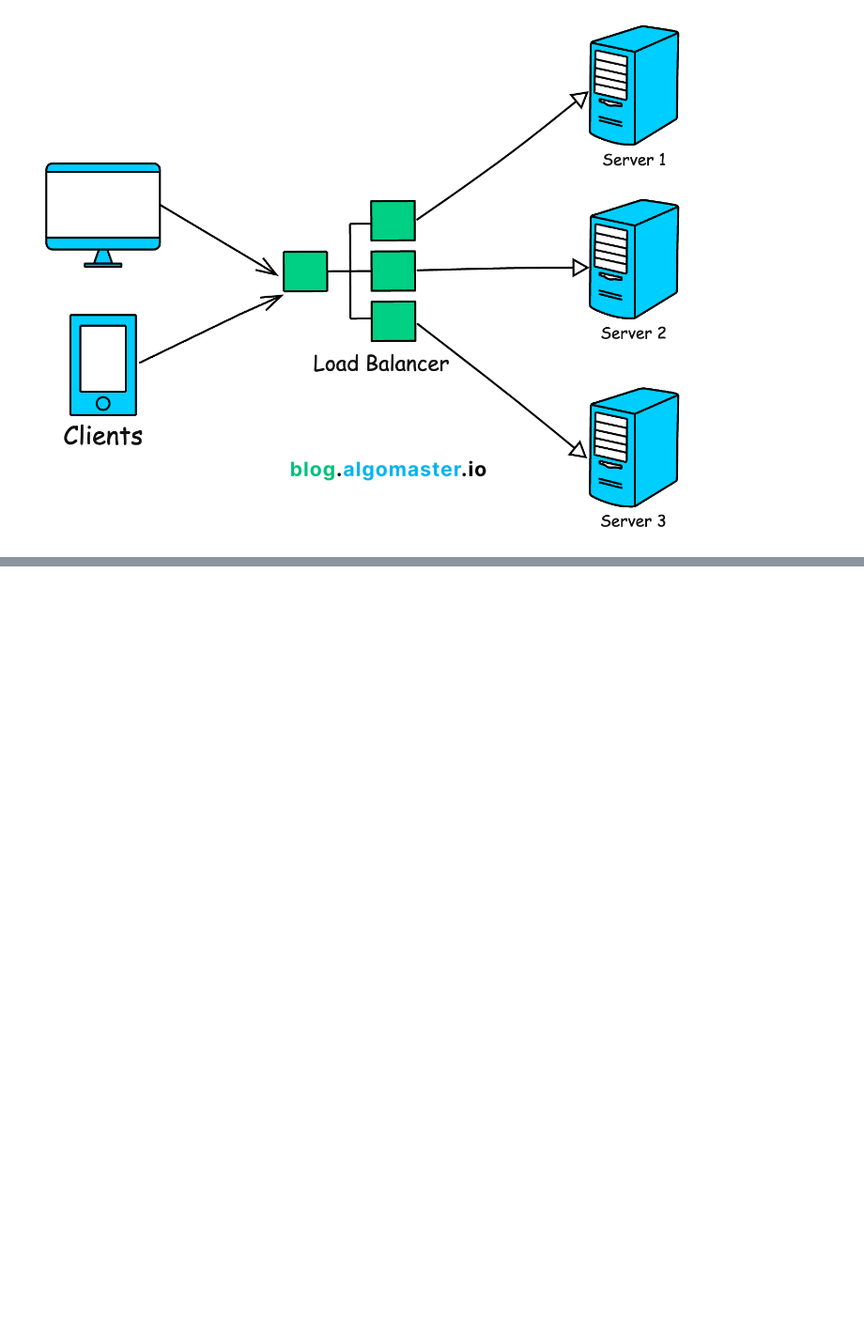
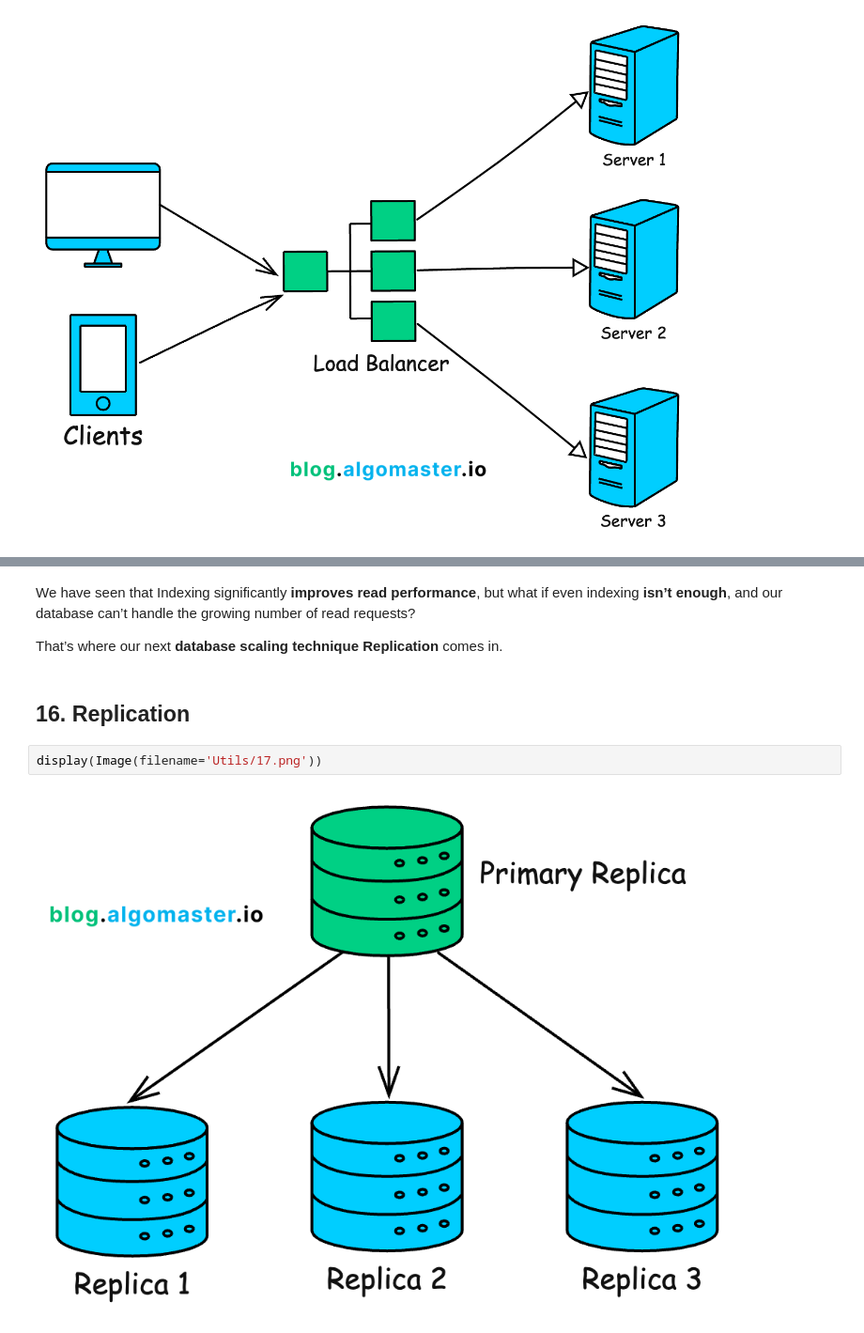
Before and after one commit to jain40470/System-Design, a Jupyter notebook: HLD/1. Basic/2 Basic Concepts.ipynb, the cells around one changed output, grey strips where cells are left out. Shown at 94% size. Saved outputs shown, nothing was run; the diff lists cells and outputs as text; blank space fills up the shorter version.

```diff
--- a/HLD/Basic/2 Basic Concepts.ipynb
+++ b/HLD/1. Basic/2 Basic Concepts.ipynb
@@ -469,0 +560,10 @@ display(Image(filename='Utils/15.png'))
+# %% [markdown]
+We have seen that Indexing significantly **improves read performance**, but what if even indexing **isn’t enough**, and our database can’t handle the growing number of read requests?
+
+That’s where our next **database scaling technique Replication** comes in.
+# %% [markdown]
+## 16. Replication
+# %%
+display(Image(filename='Utils/17.png'))
+# %% [output]
+[figure, added]
```
Also changed, not shown: parts of 11 cells of this notebook, 19 other files.
